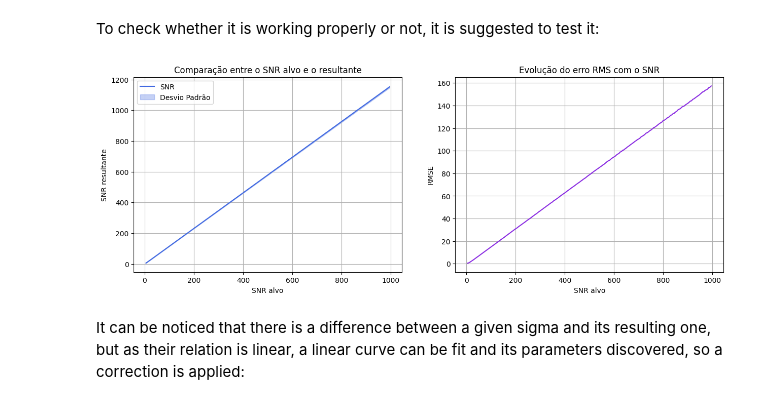
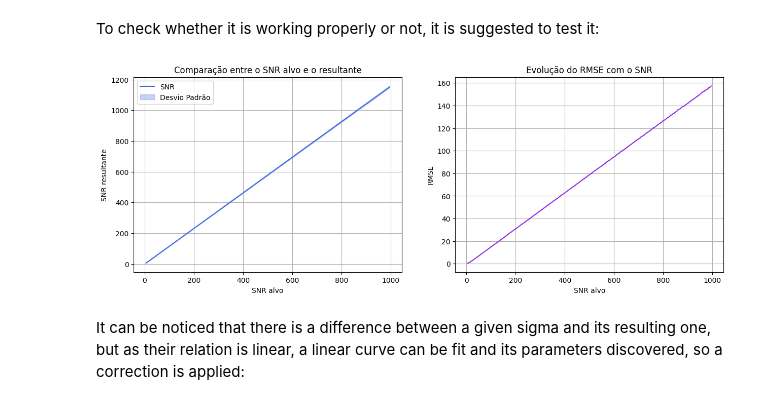
Before and after one commit to JoaoDell/MRI-study, a Jupyter notebook: examples/sigma_relations.ipynb, the cells around one changed output. Saved outputs shown, nothing was run; the diff lists cells and outputs as text; code cells hidden in the pictures.

```diff
--- a/examples/sigma_relations.ipynb
+++ b/examples/sigma_relations.ipynb
@@ -488,22 +492,22 @@ avg_snrs_error = np.std(resulting_snrs, axis = 0)
 # %%
 plt.figure(figsize=(15, 5))
 plt.subplot(121)
 plt.plot(target_snrs, avg_snrs, c = "royalblue", label = "SNR")
 plt.fill_between(target_snrs, avg_snrs - avg_snrs_error, avg_snrs + avg_snrs_error, alpha = 0.3, color = "royalblue", label = "Desvio Padrão")
 plt.title("Comparação entre o SNR alvo e o resultante")
 plt.xlabel("SNR alvo")
 plt.ylabel("SNR resultante")
 plt.legend()
 plt.grid()
 
 plt.subplot(122)
 plt.plot(target_snrs, RMSE_vals, c = "blueviolet")
-plt.title("Evolução do erro RMS com o SNR")
+plt.title("Evolução do RMSE com o SNR")
 plt.xlabel("SNR alvo")
 plt.ylabel("RMSE")
 plt.grid()
 # %% [output]
-[figure, old version]
+[figure, new version]
 # %% [markdown]
 It can be noticed that there is a difference between a given sigma and its resulting one, but as their relation is linear, a linear curve can be fit and its parameters discovered, so a correction is applied:
 # %%
```
Also changed, not shown: parts of 6 cells of this notebook, 18 other files.
